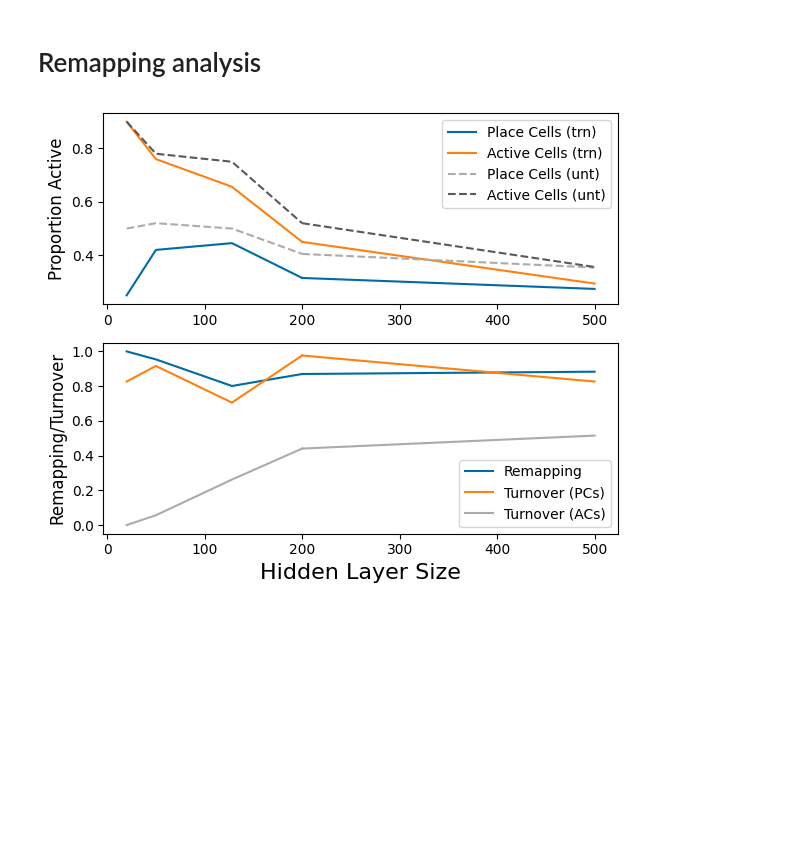
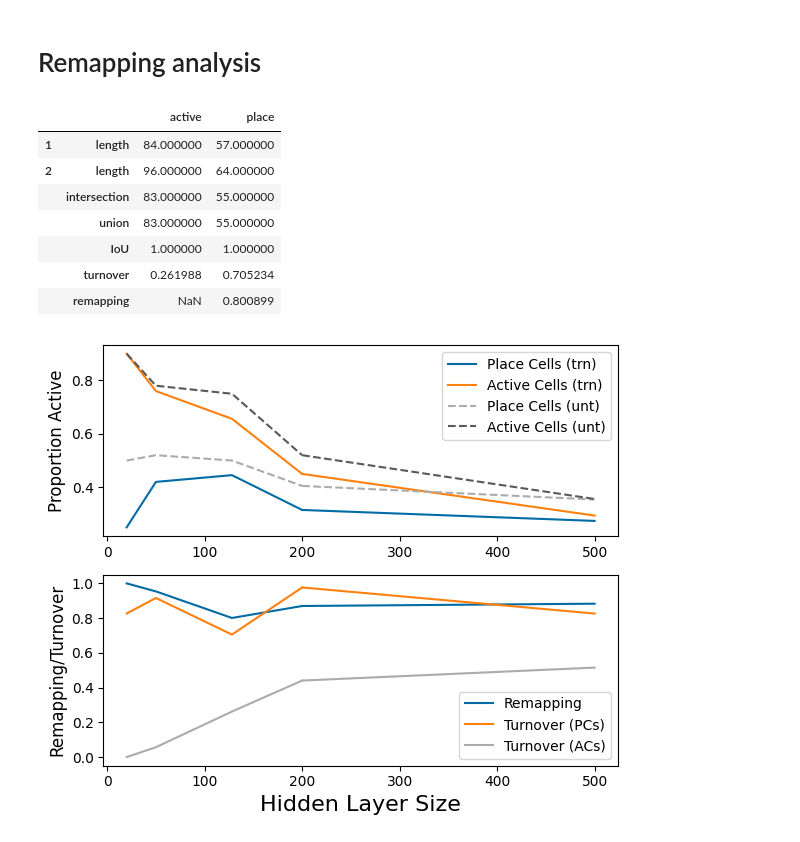
Before and after one commit to ChackMociute/Master-Thesis, a Jupyter notebook: analysis/remapping.ipynb, the cells around one changed output. Cells and saved outputs as stored; diff of their text form; code cells hidden in the pictures; blank space fills up the shorter version.

```diff
--- a/analysis/remapping.ipynb
+++ b/analysis/remapping.ipynb
@@ -156,0 +27,3 @@ def plot_lines(df, filename=None, linthresh=1e-3, linear=False):
+# %%
+exp = Experiment.load_experiment(data_path, 'baseline')
+anl = Analysis(exp, immediate_pc=True)
@@ -157,3 +32,14 @@ def plot_lines(df, filename=None, linthresh=1e-3, linear=False):
+# %%
+pd.DataFrame(anl.stats)
+# %% [output]
+|  |  | active | place |
+| 1 | length | 84.000000 | 57.000000 |
+| 2 | length | 96.000000 | 64.000000 |
+|  | intersection | 83.000000 | 55.000000 |
+|  | union | 83.000000 | 55.000000 |
+|  | IoU | 1.000000 | 1.000000 |
+|  | turnover | 0.261988 | 0.705234 |
+|  | remapping | NaN | 0.800899 |
 # %%
 hiddens = [f'hidden{n}' for n in [20, 50, 200, 500]]
 hiddens.insert(2, 'baseline')
```
Also changed, not shown: parts of 4 cells of this notebook, 1 other file.
